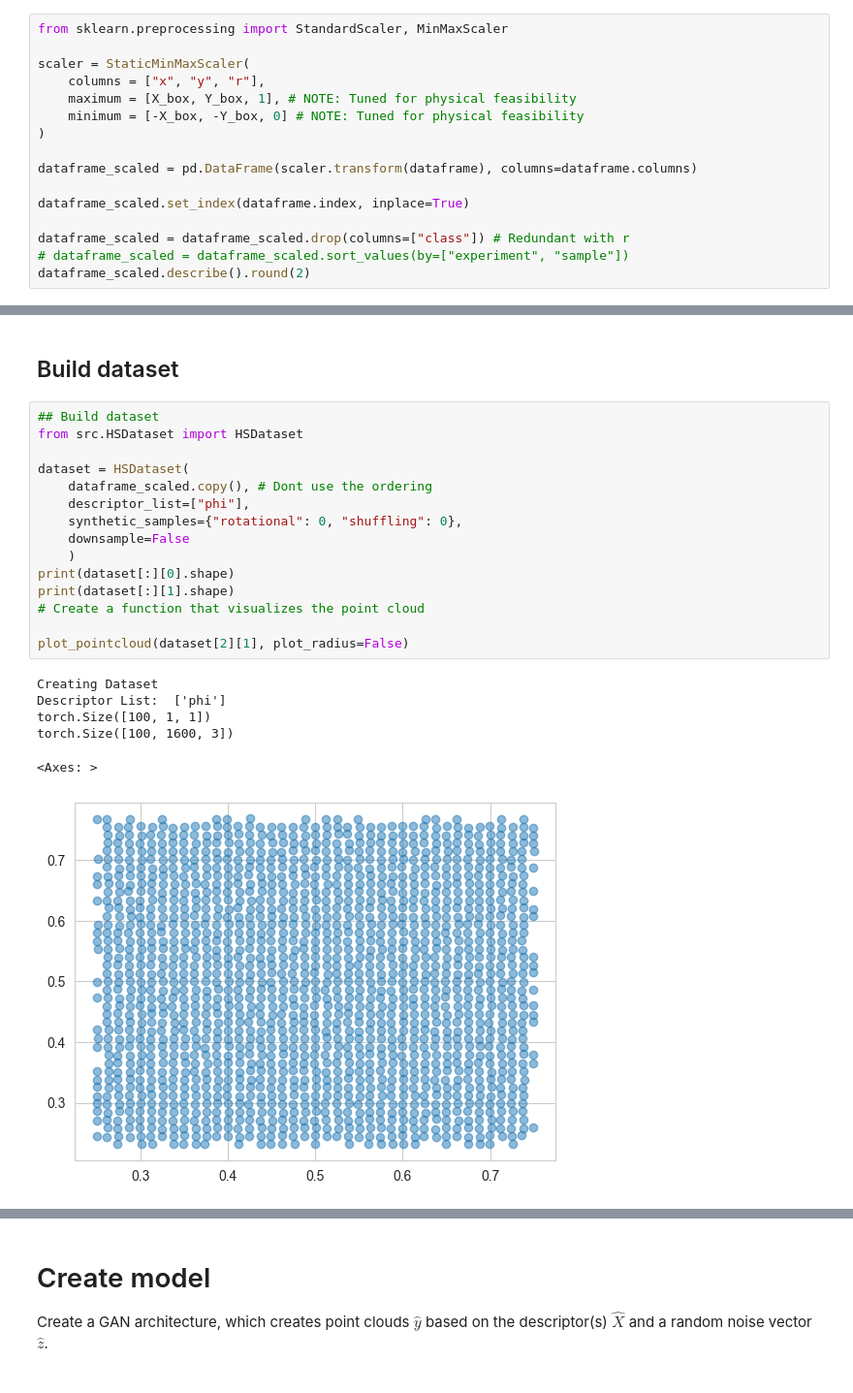
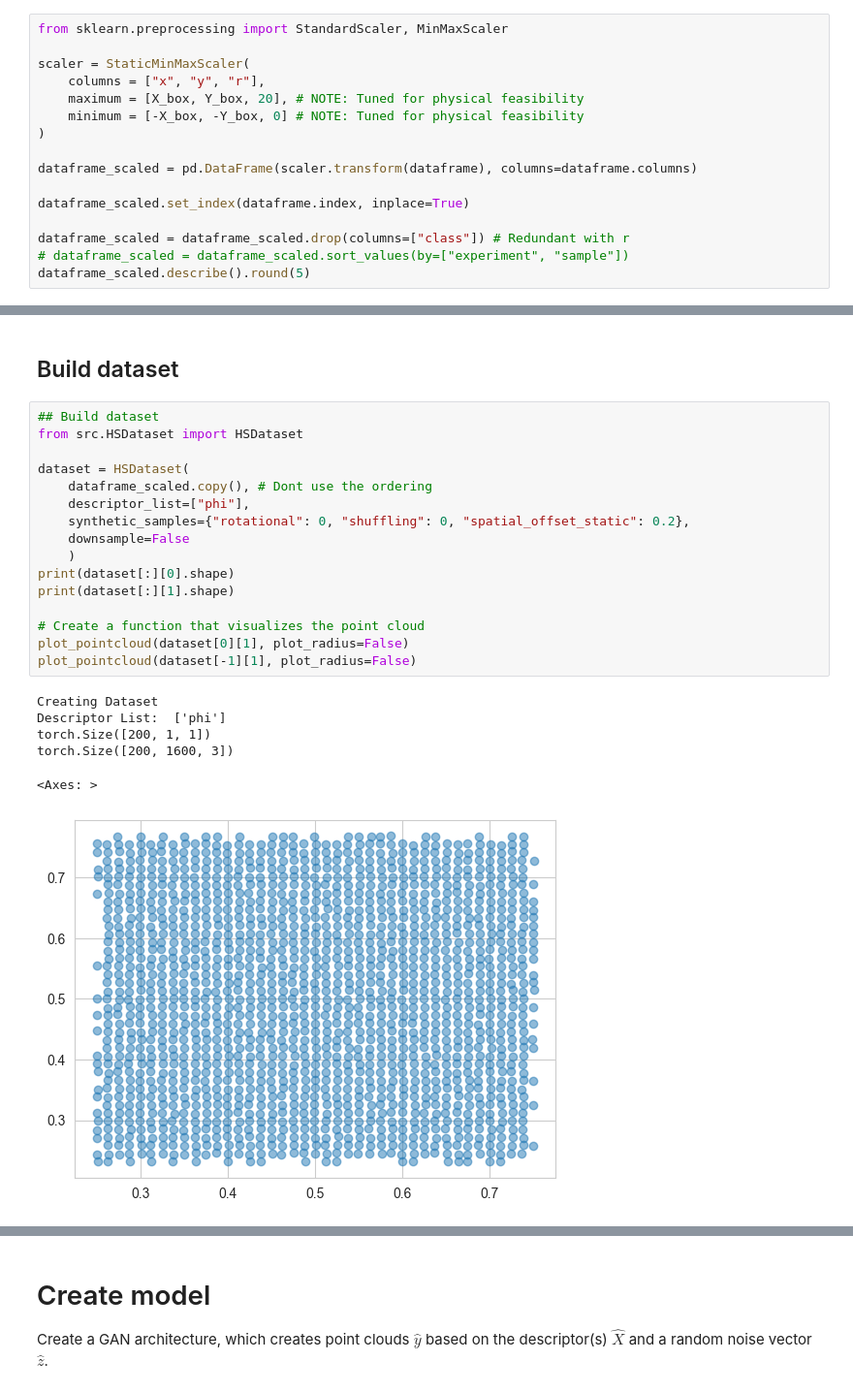
Before and after one commit to Veikko-Saikkonen/hard-spheres, a Jupyter notebook: Notebooks/Hardspheres_v2_simple_lattice.ipynb, the cells around one changed output, grey strips where cells are left out. Shown: that part at 97% size. Saved outputs shown, nothing was run; the diff lists cells and outputs as text.

```diff
--- a/Notebooks/Hardspheres_v2_simple_lattice.ipynb
+++ b/Notebooks/Hardspheres_v2_simple_lattice.ipynb
@@ -109,7 +114,7 @@ from sklearn.preprocessing import StandardScaler, MinMaxScaler
 
 scaler = StaticMinMaxScaler(
     columns = ["x", "y", "r"],
-    maximum = [X_box, Y_box, 1], # NOTE: Tuned for physical feasibility
+    maximum = [X_box, Y_box, 20], # NOTE: Tuned for physical feasibility
     minimum = [-X_box, -Y_box, 0] # NOTE: Tuned for physical feasibility
 )
 
@@ -119,6 +124,6 @@ dataframe_scaled.set_index(dataframe.index, inplace=True)
 
 dataframe_scaled = dataframe_scaled.drop(columns=["class"]) # Redundant with r
 # dataframe_scaled = dataframe_scaled.sort_values(by=["experiment", "sample"])
-dataframe_scaled.describe().round(2)
+dataframe_scaled.describe().round(5)
 # %% [output]
 |  | x | y | r |
@@ -146,22 +151,23 @@ torch.Size([1, 1600, 3])
 # %%
 ## Build dataset
 from src.HSDataset import HSDataset
 
 dataset = HSDataset(
     dataframe_scaled.copy(), # Dont use the ordering
     descriptor_list=["phi"],
-    synthetic_samples={"rotational": 0, "shuffling": 0},
+    synthetic_samples={"rotational": 0, "shuffling": 0, "spatial_offset_static": 0.2},
     downsample=False
     )
 print(dataset[:][0].shape)
 print(dataset[:][1].shape)
+
 # Create a function that visualizes the point cloud
-
-plot_pointcloud(dataset[2][1], plot_radius=False)
+plot_pointcloud(dataset[0][1], plot_radius=False)
+plot_pointcloud(dataset[-1][1], plot_radius=False)
 # %% [output]
 Creating Dataset
 Descriptor List:  ['phi']
-torch.Size([100, 1, 1])
-torch.Size([100, 1600, 3])
+torch.Size([200, 1, 1])
+torch.Size([200, 1600, 3])
 <Axes: >
-[figure, old version]
+[figure, new version]
```
Also changed, not shown: parts of 16 cells of this notebook, 2 other files.
